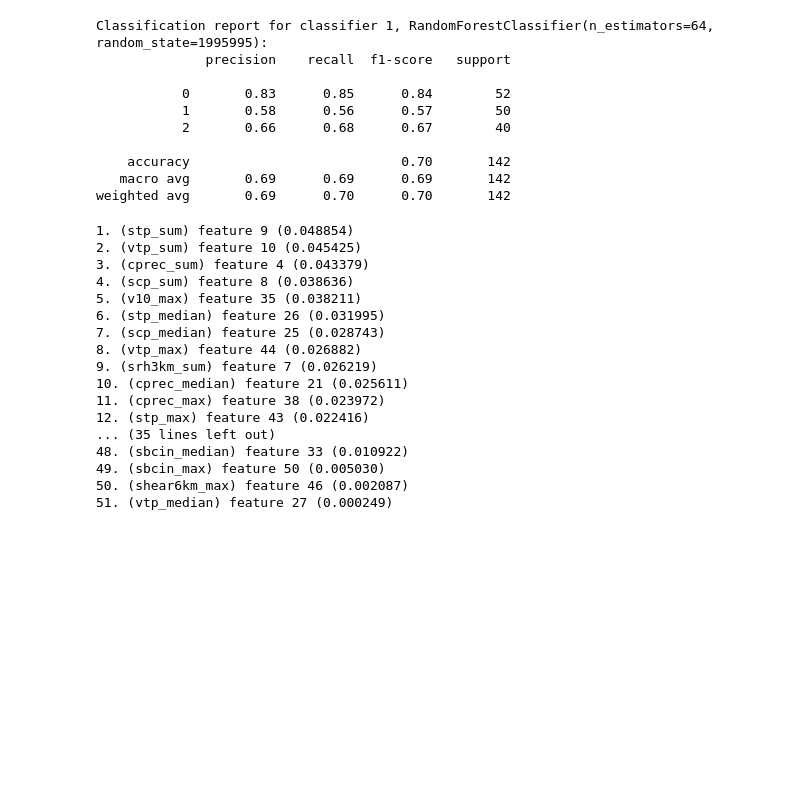
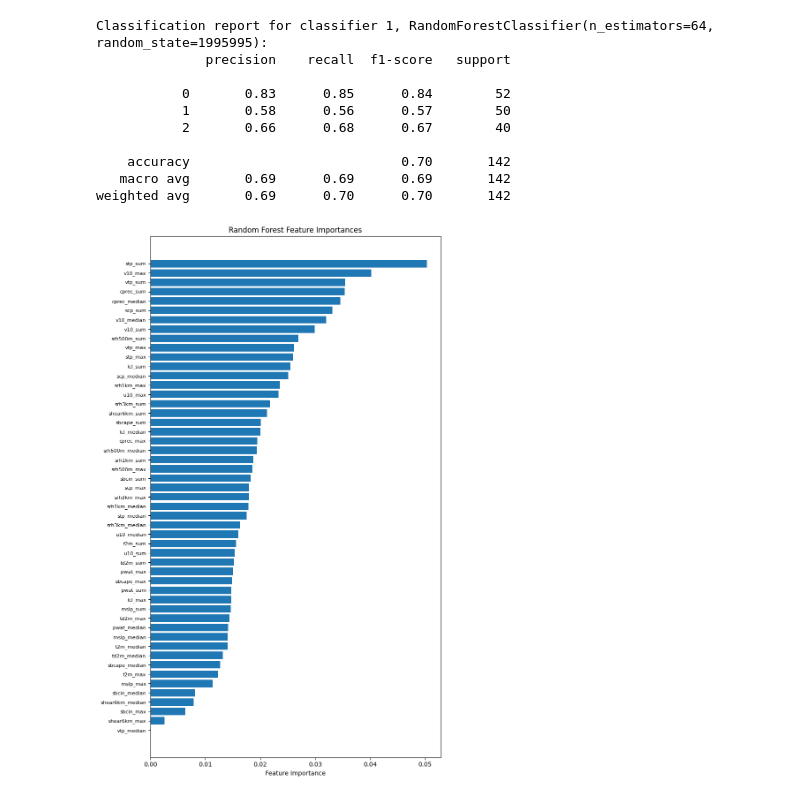
Before and after one commit to BrandonWeart/meteorology_ML_Project, a Jupyter notebook: Notebooks/RF_classifications.ipynb, the cells around one changed output. Cells and saved outputs as stored; diff of their text form; code cells hidden in the pictures; blank space fills up the shorter version.

```diff
--- a/Notebooks/RF_classifications.ipynb
+++ b/Notebooks/RF_classifications.ipynb
@@ -134,29 +134,28 @@ Classification report for classifier 1, RandomForestClassifier(n_estimators=64,
    macro avg       0.69      0.69      0.69       142
 weighted avg       0.69      0.70      0.70       142
 # %%
+import numpy as np
+import matplotlib.pyplot as plt
+
+# suppose rf_clf is already trained and feature_list is defined
 importances = rf_clf.feature_importances_
+indices = np.argsort(importances)[::-1]  # descending order
 
-# get sorted list of indices from most to least important
-indices = np.argsort(importances)[::-1]
+# grab feature names and importance values in sorted order
+sorted_features = [feature_list[i] for i in indices]
+sorted_importances = importances[indices]
 
-# visit each index in order and print the variable name and importance ratio
-for f in range(test[feature_list].values.shape[1]):
-    print("%d. (%s) feature %d (%f)" % (f+1, feature_list[indices[f]], indices[f], importances[indices[f]]))
+# plot
+plt.figure(figsize=(8, len(feature_list)*0.25))  # adjust height to number of features
+y_pos = np.arange(len(sorted_features))
+
+plt.barh(y_pos, sorted_importances, align='center')
+plt.yticks(y_pos, sorted_features, fontsize=8)
+plt.gca().invert_yaxis()   # highest importance at the top
+plt.xlabel('Feature Importance')
+plt.title('Random Forest Feature Importances')
+plt.tight_layout()
+plt.savefig('../Images/feature_importance.png',bbox_inches='tight', dpi=300)
+plt.show()
 # %% [output]
-1. (stp_sum) feature 9 (0.048854)
-2. (vtp_sum) feature 10 (0.045425)
-3. (cprec_sum) feature 4 (0.043379)
-4. (scp_sum) feature 8 (0.038636)
-5. (v10_max) feature 35 (0.038211)
-6. (stp_median) feature 26 (0.031995)
-7. (scp_median) feature 25 (0.028743)
-8. (vtp_max) feature 44 (0.026882)
-9. (srh3km_sum) feature 7 (0.026219)
-10. (cprec_median) feature 21 (0.025611)
-11. (cprec_max) feature 38 (0.023972)
-12. (stp_max) feature 43 (0.022416)
-... (35 lines left out)
-48. (sbcin_median) feature 33 (0.010922)
-49. (sbcin_max) feature 50 (0.005030)
-50. (shear6km_max) feature 46 (0.002087)
-51. (vtp_median) feature 27 (0.000249)
+[figure, added]
```
Also changed, not shown: 4 other files.
